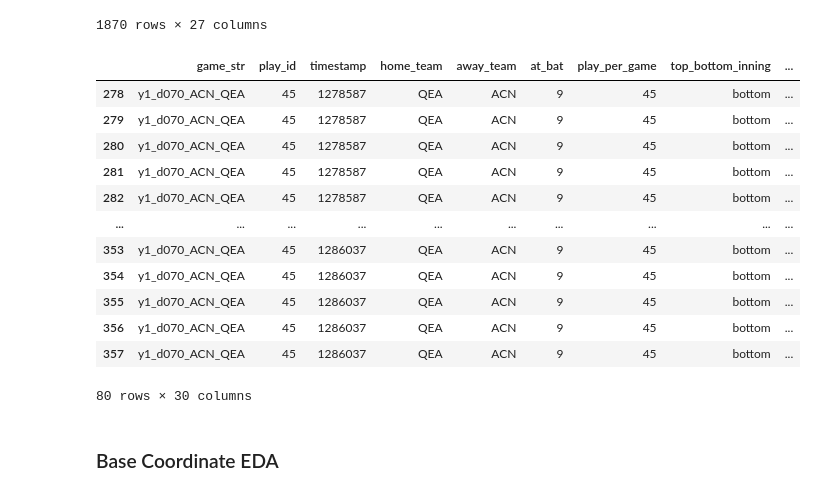
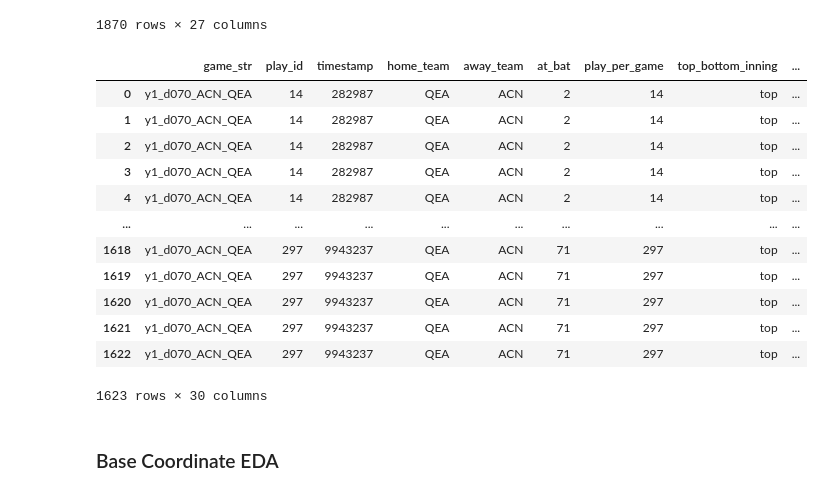
Before and after one commit to alexfrederick1/The-Man-in-the-Middle, a Jupyter notebook: extra_base.ipynb, the cells around one changed output. Saved outputs shown, nothing was run; the diff lists cells and outputs as text; code cells hidden in the pictures.

```diff
--- a/extra_base.ipynb
+++ b/extra_base.ipynb
@@ -10,7 +10,9 @@ print(os.getcwd())
 # %%
 #Filtering game_info for plays that have a runner on base
 ## Assuming that we are only accounting for plays with a runner on base, looking to advance to third/home.
-runners_df = pd.read_csv('game_info/QEA/ACN/year_1/day_070/game_info.csv')
+runners_df_one = pd.read_csv('game_info/QEA/ACN/year_1/day_070/game_info.csv')
+runners_df_two = pd.read_csv('game_info/QEA/ACN/year_1/day_069/game_info.csv')
+runners_df = pd.concat([runners_df_one, runners_df_two])
 runners_df['runner_on'] = (runners_df['first_baserunner'].notnull()) | (runners_df['second_baserunner'].notnull()) | (runners_df['third_baserunner'].notnull())
 runners_df = runners_df[runners_df['runner_on'] == True]
 
@@ -185,23 +187,23 @@ first_or_second_ppos
 # %%
 #Adding ball_pos data into existing dataframe
 ball_pos = pd.read_csv('ball_pos/QEA/ACN/year_1/day_070/ball_pos.csv')
 first_or_second = pd.merge(first_or_second_ppos, ball_pos, on = ['game_str', 'play_id', 'timestamp'], how = 'inner')
 
-first_or_second[first_or_second['play_id'] == 45]
+first_or_second
 # %% [output]
 |  | game_str | play_id | timestamp | home_team | away_team | at_bat | play_per_game | top_bottom_inning | ... |
-| 278 | y1_d070_ACN_QEA | 45 | 1278587 | QEA | ACN | 9 | 45 | bottom | ... |
-| 279 | y1_d070_ACN_QEA | 45 | 1278587 | QEA | ACN | 9 | 45 | bottom | ... |
-| 280 | y1_d070_ACN_QEA | 45 | 1278587 | QEA | ACN | 9 | 45 | bottom | ... |
-| 281 | y1_d070_ACN_QEA | 45 | 1278587 | QEA | ACN | 9 | 45 | bottom | ... |
-| 282 | y1_d070_ACN_QEA | 45 | 1278587 | QEA | ACN | 9 | 45 | bottom | ... |
+| 0 | y1_d070_ACN_QEA | 14 | 282987 | QEA | ACN | 2 | 14 | top | ... |
+| 1 | y1_d070_ACN_QEA | 14 | 282987 | QEA | ACN | 2 | 14 | top | ... |
+| 2 | y1_d070_ACN_QEA | 14 | 282987 | QEA | ACN | 2 | 14 | top | ... |
+| 3 | y1_d070_ACN_QEA | 14 | 282987 | QEA | ACN | 2 | 14 | top | ... |
+| 4 | y1_d070_ACN_QEA | 14 | 282987 | QEA | ACN | 2 | 14 | top | ... |
 | ... | ... | ... | ... | ... | ... | ... | ... | ... | ... |
-| 353 | y1_d070_ACN_QEA | 45 | 1286037 | QEA | ACN | 9 | 45 | bottom | ... |
-| 354 | y1_d070_ACN_QEA | 45 | 1286037 | QEA | ACN | 9 | 45 | bottom | ... |
-| 355 | y1_d070_ACN_QEA | 45 | 1286037 | QEA | ACN | 9 | 45 | bottom | ... |
-| 356 | y1_d070_ACN_QEA | 45 | 1286037 | QEA | ACN | 9 | 45 | bottom | ... |
-| 357 | y1_d070_ACN_QEA | 45 | 1286037 | QEA | ACN | 9 | 45 | bottom | ... |
+| 1618 | y1_d070_ACN_QEA | 297 | 9943237 | QEA | ACN | 71 | 297 | top | ... |
+| 1619 | y1_d070_ACN_QEA | 297 | 9943237 | QEA | ACN | 71 | 297 | top | ... |
+| 1620 | y1_d070_ACN_QEA | 297 | 9943237 | QEA | ACN | 71 | 297 | top | ... |
+| 1621 | y1_d070_ACN_QEA | 297 | 9943237 | QEA | ACN | 71 | 297 | top | ... |
+| 1622 | y1_d070_ACN_QEA | 297 | 9943237 | QEA | ACN | 71 | 297 | top | ... |
-80 rows × 30 columns
+1623 rows × 30 columns
 # %% [markdown]
 ### Base Coordinate EDA
 # %% [markdown]
```
Also changed, not shown: parts of 9 cells of this notebook.
